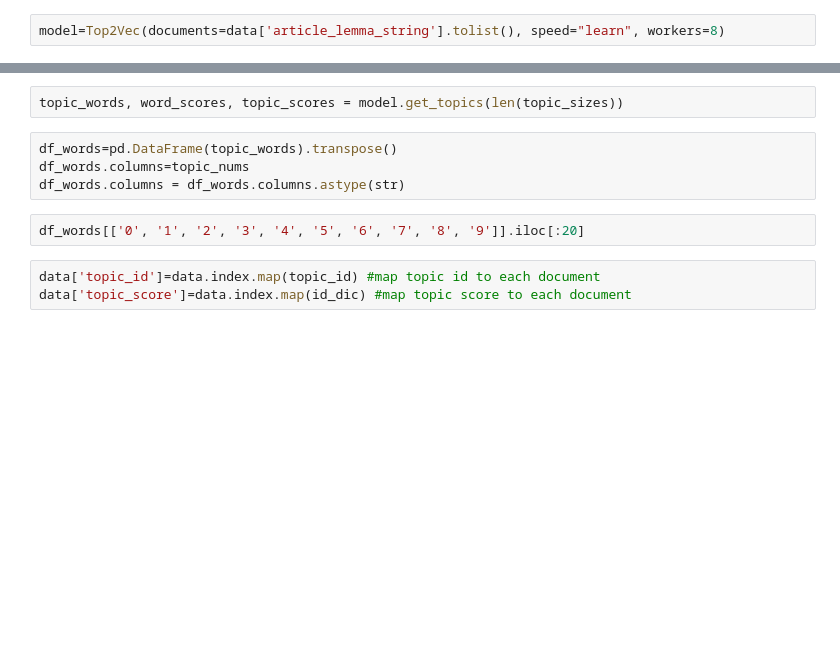
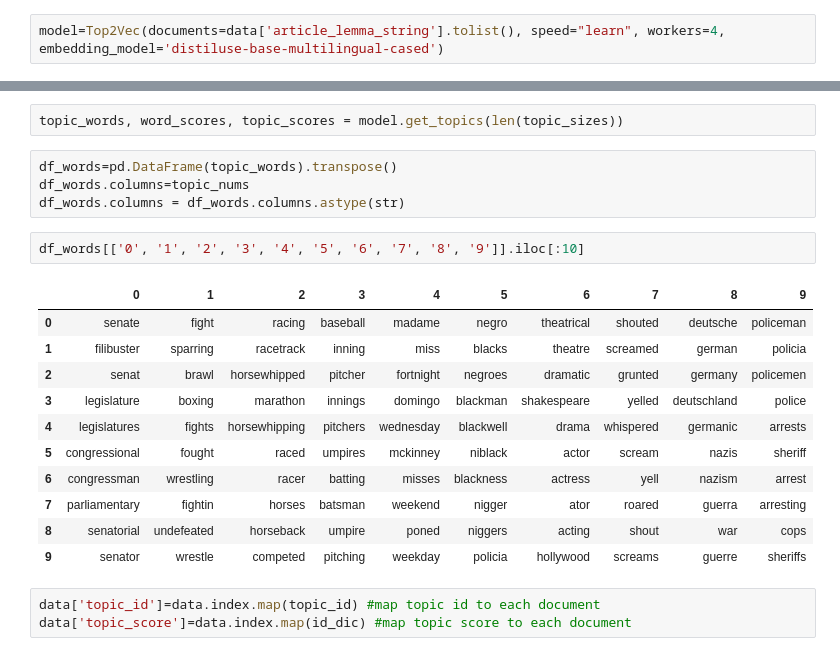
Before and after one commit to park-jay/kkk, a Jupyter notebook: nlp4dh/data-analysis.ipynb, the cells around one changed output, grey strips where cells are left out. Drawn from its saved outputs; the diff is of its cells as text; blank space fills up the shorter version.

Commit message:
distil-bert

```diff
--- a/nlp4dh/data-analysis.ipynb
+++ b/nlp4dh/data-analysis.ipynb
@@ -27,2 +44,2 @@ Counter(data['article_lemma'].explode()).most_common(50)
 # %%
-model=Top2Vec(documents=data['article_lemma_string'].tolist(), speed="learn", workers=8)
+model=Top2Vec(documents=data['article_lemma_string'].tolist(), speed="learn", workers=4, embedding_model='distiluse-base-multilingual-cased')
@@ -45,7 +82,19 @@ df_words=pd.DataFrame(topic_words).transpose()
 df_words.columns=topic_nums
 df_words.columns = df_words.columns.astype(str)
 # %%
-df_words[['0', '1', '2', '3', '4', '5', '6', '7', '8', '9']].iloc[:20]
+df_words[['0', '1', '2', '3', '4', '5', '6', '7', '8', '9']].iloc[:10]
+# %% [output]
+|  | 0 | 1 | 2 | 3 | 4 | 5 | 6 | 7 | 8 | 9 |
+| 0 | senate | fight | racing | baseball | madame | negro | theatrical | shouted | deutsche | policeman |
+| 1 | filibuster | sparring | racetrack | inning | miss | blacks | theatre | screamed | german | policia |
+| 2 | senat | brawl | horsewhipped | pitcher | fortnight | negroes | dramatic | grunted | germany | policemen |
+| 3 | legislature | boxing | marathon | innings | domingo | blackman | shakespeare | yelled | deutschland | police |
+| 4 | legislatures | fights | horsewhipping | pitchers | wednesday | blackwell | drama | whispered | germanic | arrests |
+| 5 | congressional | fought | raced | umpires | mckinney | niblack | actor | scream | nazis | sheriff |
+| 6 | congressman | wrestling | racer | batting | misses | blackness | actress | yell | nazism | arrest |
+| 7 | parliamentary | fightin | horses | batsman | weekend | nigger | ator | roared | guerra | arresting |
+| 8 | senatorial | undefeated | horseback | umpire | poned | niggers | acting | shout | war | cops |
+| 9 | senator | wrestle | competed | pitching | weekday | policia | hollywood | screams | guerre | sheriffs |
 # %%
 data['topic_id']=data.index.map(topic_id) #map topic id to each document
 data['topic_score']=data.index.map(id_dic) #map topic score to each document
```
Also changed, not shown: parts of 16 cells of this notebook.
